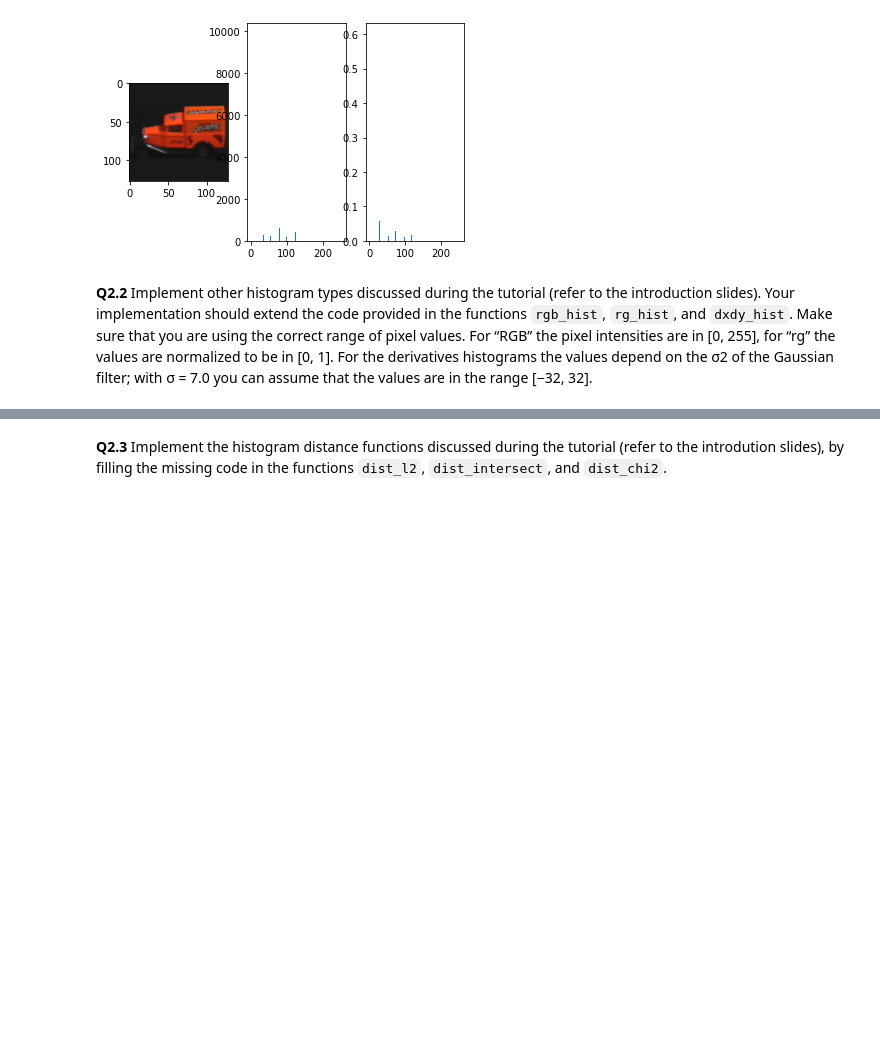
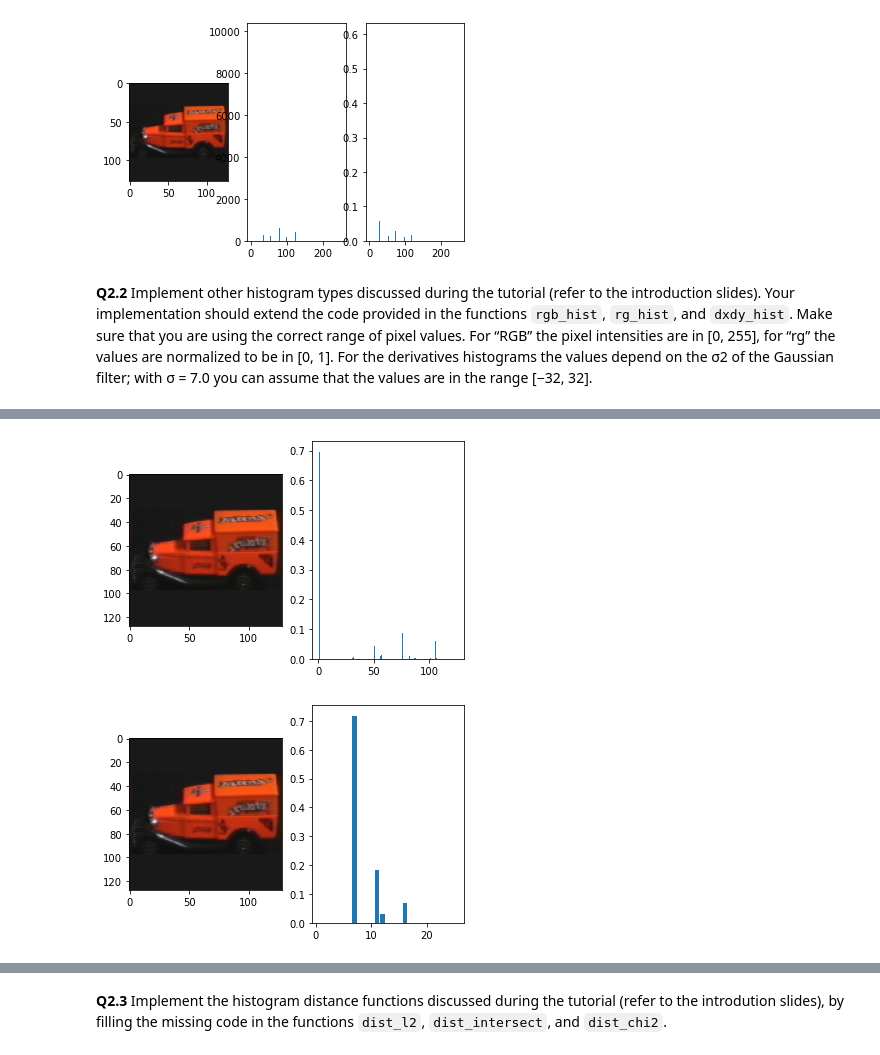
Before and after one commit to vdevictor96/hlcv-hw, a Jupyter notebook: Exercise_1/Exercise_1.ipynb, the cells around one changed output, grey strips where cells are left out. Saved outputs shown, nothing was run; the diff lists cells and outputs as text; code cells hidden in the pictures; blank space fills up the shorter version.

```diff
--- a/Exercise_1/Exercise_1.ipynb
+++ b/Exercise_1/Exercise_1.ipynb
@@ -368,3 +464,30 @@ def dxdy_hist(img_gray, num_bins):
+# %%
+# REMOVE
+### The following code is used for evaluation.
+
+plt.figure()
+plt.subplot(1,2,1)
+plt.imshow(img_color)
+
+num_bins_color = 5
+plt.subplot(1,2,2)
+hist_rgb1 = rgb_hist(img_color.astype('double'), num_bins_color)
+plt.bar(np.array(range(1,hist_rgb1.size+1)),hist_rgb1)
+plt.show()
+
+plt.figure()
+plt.subplot(1,2,1)
+plt.imshow(img_color)
+
+
+plt.subplot(1,2,2)
+num_bins_rg = 5
+hist_rg = rg_hist(img_color.astype('double'), num_bins_rg)
+plt.bar(np.array(range(1,hist_rg.size+1)),hist_rg)
+plt.show()
+# %% [output]
+[figure, added]
+[figure, added]
 # %%
 ### The following code is used for evaluation.
 
```
Also changed, not shown: parts of 6 cells of this notebook.
